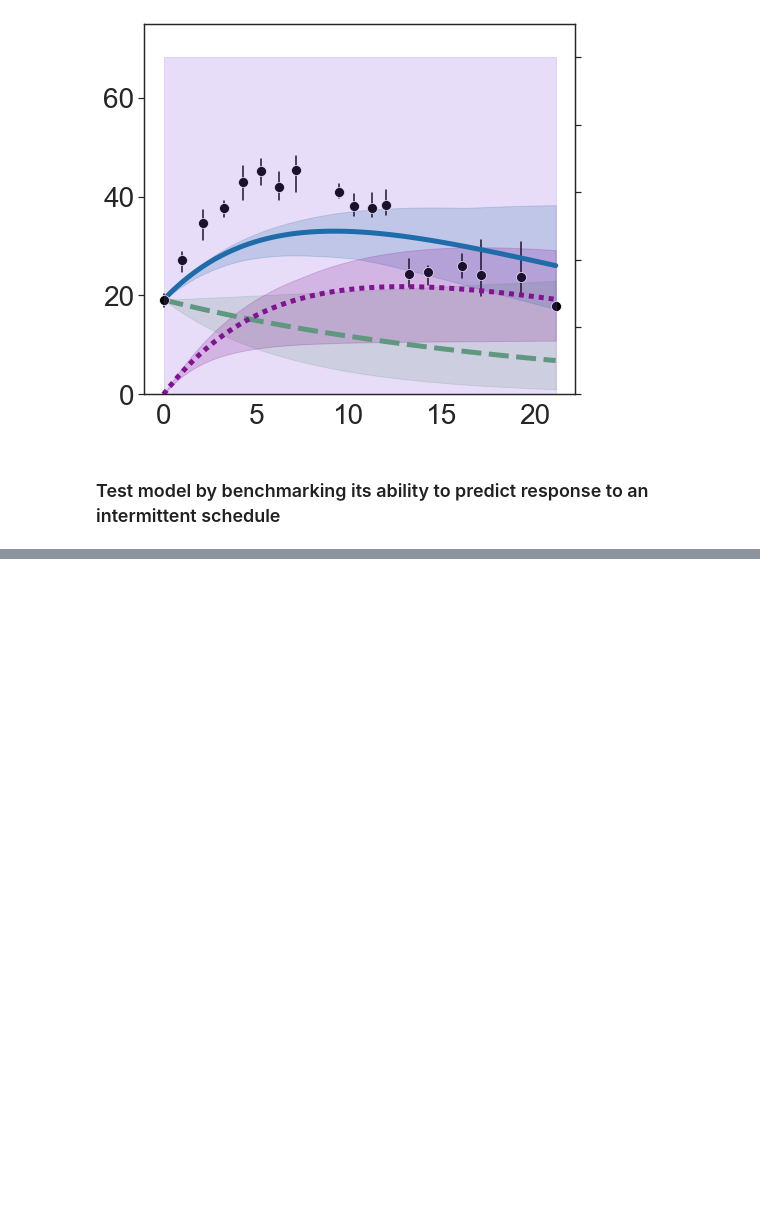
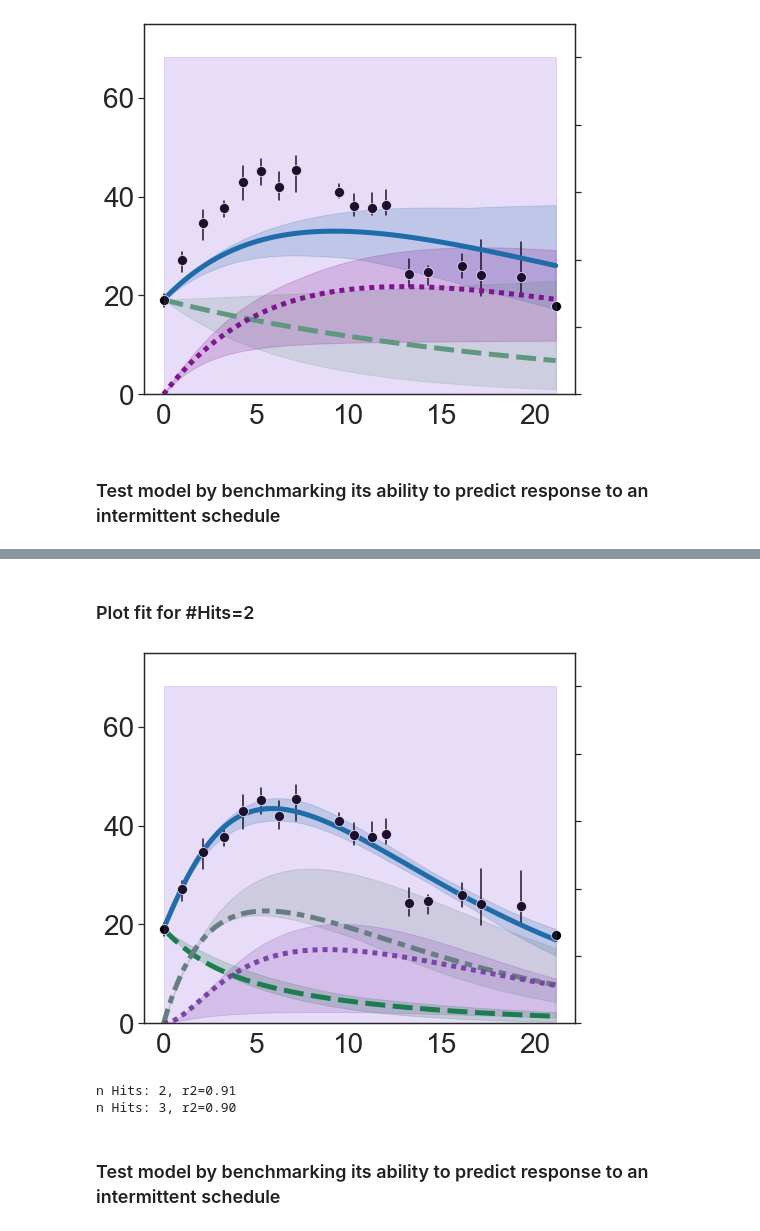
Before and after one commit to MathOnco/PARPi_Model, a Jupyter notebook: jnb_figure4.ipynb, the cells around one changed output, grey strips where cells are left out. Saved outputs shown, nothing was run; the diff lists cells and outputs as text; code cells hidden in the pictures; blank space fills up the shorter version.

```diff
--- a/jnb_figure4.ipynb
+++ b/jnb_figure4.ipynb
@@ -136,7 +135,7 @@ if runFitting:
 # Load models and simulate
 fitObj,myModel = LoadFit(modelName,fitDir=currOutDir)
 bootstrapResultsDf = pd.read_csv(os.path.join(currOutDir, "bootstraps.csv"), index_col=0)
-modelFitsDf = compute_confidenceInterval_prediction(fitObj=fitObj, bootstrapResultsDf=bootstrapResultsDf,
+modelFitsDf = compute_confidenceInterval_prediction(fitObj=fitObj, bootstrapResultsDf=bootstrapResultsDf[:25], #xxx
                                                      treatmentScheduleList=utils.ExtractTreatmentFromDf(trainingDataDf_avg),
                                                      show_progress=True, n_time_steps=100,
                                                      alpha=ci_significanceLevel,
@@ -207,0 +329,52 @@ plt.savefig("./figures/predictions_IMT7d_singleStepModel_%s.pdf"%cellLine)
+# %% [markdown]
+### Plot fit for #Hits=2
+# %%
+# Load models and simulate
+n_steps = 2
+currOutDir = os.path.join(currModelOutDir,"n_steps_%d"%(n_steps))
+fitObj,myModel = LoadFit(modelName,fitDir=currOutDir)
+bootstrapResultsDf = pd.read_csv(os.path.join(currOutDir, "bootstraps.csv"), index_col=0)
+modelFitsDf = compute_confidenceInterval_prediction(fitObj=fitObj, bootstrapResultsDf=bootstrapResultsDf[:25], #xxx
+                                                     treatmentScheduleList=utils.ExtractTreatmentFromDf(trainingDataDf_avg),
+                                                     model_kws={"n_steps":n_steps},
+                                                     show_progress=True, n_time_steps=100,
+                                                     alpha=ci_significanceLevel,
+                                                     solver_kws=solver_kws, optimiser_kws=optimiser_kws)
+
+# Plot
+fig, ax = plt.subplots(1,1,figsize=(7,6))
+# 1. Plot the model predictions and associated confidence intervals
+sns.lineplot(x="Time",y="Estimate_MLE", hue="Variable", style="Variable",
+             lw=5, palette=multiStepPalette,
+             style_order=["TumourSize","P0","A","P1"],
+             legend=False,
+             data=modelFitsDf, ax=ax)
+for var in multiStepPalette.keys():
+    currDataDf = modelFitsDf[modelFitsDf.Variable==var]
+    plt.fill_between(currDataDf.Time, currDataDf['CI_Lower_Bound'],
+                     currDataDf['CI_Upper_Bound'], color=multiStepPalette[var], alpha=0.2)
+# 2. Plot the data
+sns.lineplot(x="Time", y="Confluence", style="CellLine", err_style='bars',
+             markers="o", lw=0, markersize=10, color="black",
+             legend=False, data=trainingDataDf_all, ax=ax)
+# 3. Plot the drug concentration
+tmpDf = trainingDataDf_avg.copy()
+tmpDf.Confluence = np.nan
+PlotData(tmpDf, y2lim=110, decorateY2=False, ax=ax)
+ax.tick_params(labelsize=28)
+ax.set_ylim(0,75)
+ax.set_xlabel("")
+ax.set_ylabel("")
+plt.savefig("./figures/fits_CT_multiStepModel_%s.pdf"%cellLine)
+# %% [output]
+[figure, added]
+# %%
+for n_steps in [2,3]:
+    currOutDir = os.path.join(currModelOutDir,"n_steps_%d"%(n_steps))
+    fitObj,_ = LoadFit(modelName,fitDir=currOutDir)
+    print("n Hits: %d, r2=%1.2f"%(n_steps,fitObj.rSq))
+# %% [output]
+n Hits: 2, r2=0.91
+n Hits: 3, r2=0.90
+# %% [markdown]
+### Test model by benchmarking its ability to predict response to an intermittent schedule
```
Also changed, not shown: parts of 17 cells of this notebook, 45 other files.
